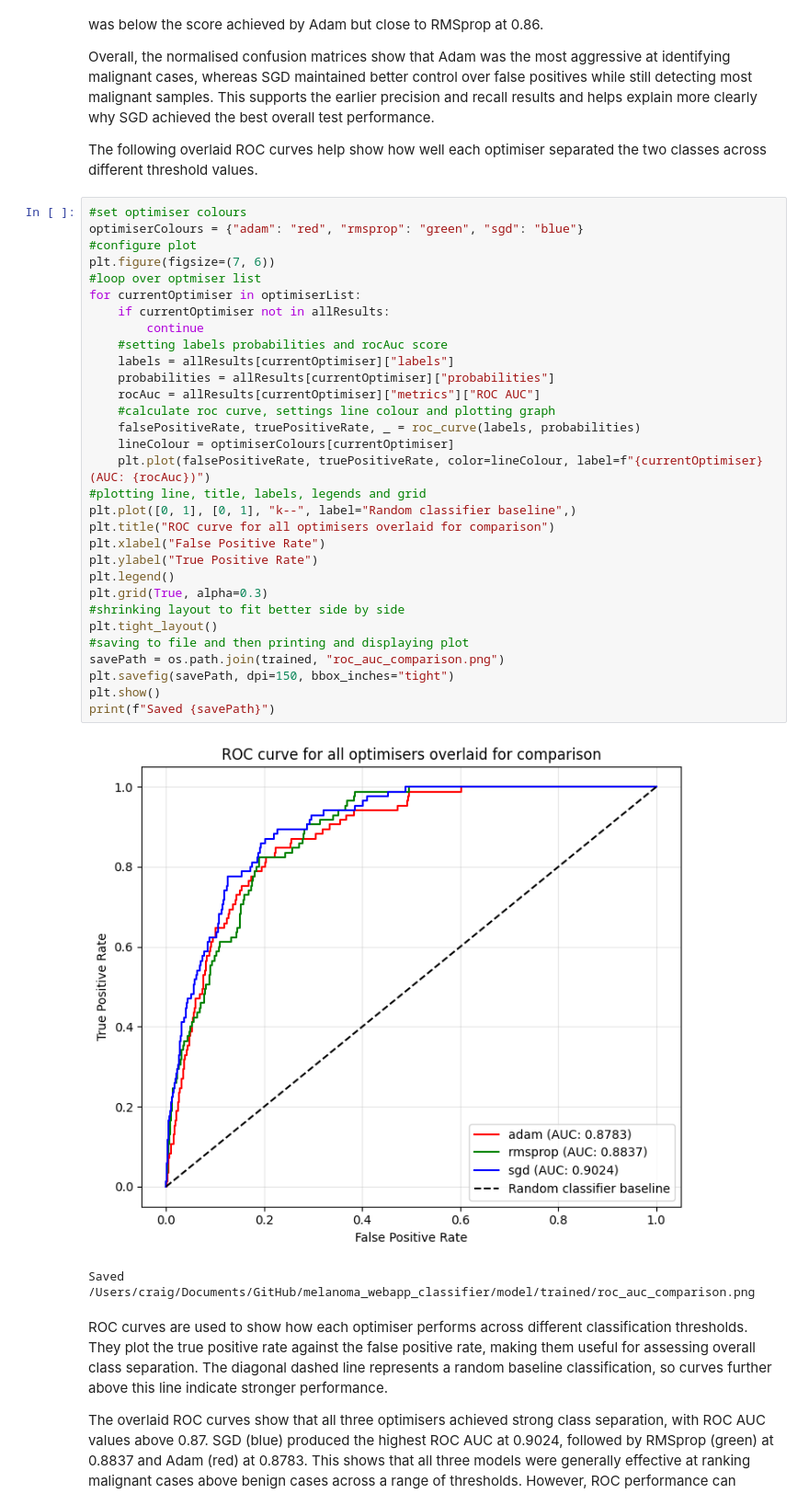
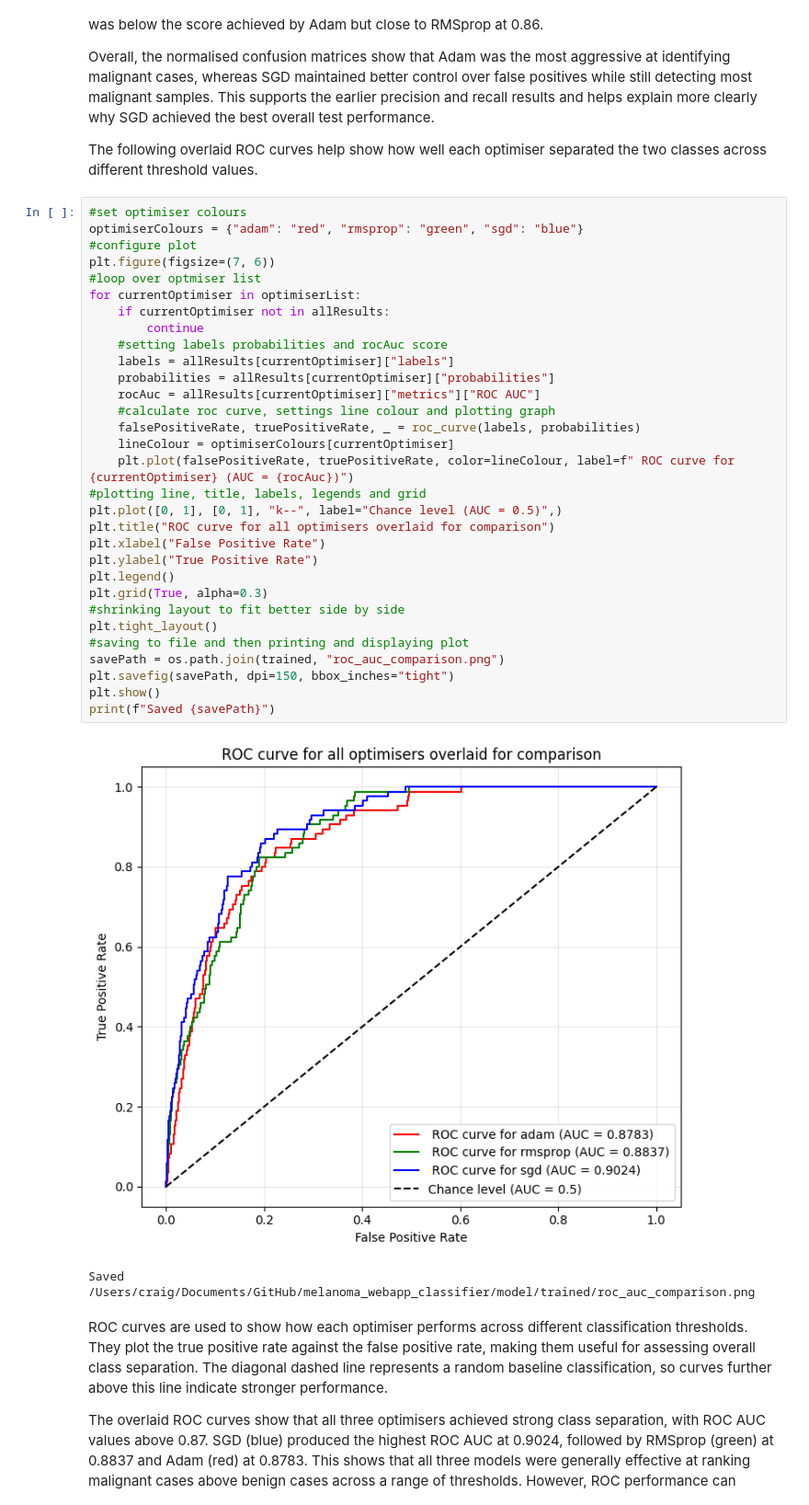
Before and after one commit to ExtraCoolBreeze/melanoma_webapp_classifier, a Jupyter notebook: docs/testVisualisation.ipynb, the cells around one changed output. Shown at 92% size. Cells and saved outputs as stored; diff of their text form.

```diff
--- a/docs/testVisualisation.ipynb
+++ b/docs/testVisualisation.ipynb
@@ -449,36 +454,36 @@ The following overlaid ROC curves help show how well each optimiser separated th
 # %%
 #set optimiser colours
 optimiserColours = {"adam": "red", "rmsprop": "green", "sgd": "blue"}
 #configure plot
 plt.figure(figsize=(7, 6))
 #loop over optmiser list
 for currentOptimiser in optimiserList:
     if currentOptimiser not in allResults:
         continue
     #setting labels probabilities and rocAuc score
     labels = allResults[currentOptimiser]["labels"]
     probabilities = allResults[currentOptimiser]["probabilities"]
     rocAuc = allResults[currentOptimiser]["metrics"]["ROC AUC"]
     #calculate roc curve, settings line colour and plotting graph
     falsePositiveRate, truePositiveRate, _ = roc_curve(labels, probabilities)
     lineColour = optimiserColours[currentOptimiser]
-    plt.plot(falsePositiveRate, truePositiveRate, color=lineColour, label=f"{currentOptimiser} (AUC: {rocAuc})")
+    plt.plot(falsePositiveRate, truePositiveRate, color=lineColour, label=f" ROC curve for {currentOptimiser} (AUC = {rocAuc})")
 #plotting line, title, labels, legends and grid
-plt.plot([0, 1], [0, 1], "k--", label="Random classifier baseline",)
+plt.plot([0, 1], [0, 1], "k--", label="Chance level (AUC = 0.5)",)
 plt.title("ROC curve for all optimisers overlaid for comparison")
 plt.xlabel("False Positive Rate")
 plt.ylabel("True Positive Rate")
 plt.legend()
 plt.grid(True, alpha=0.3)
 #shrinking layout to fit better side by side
 plt.tight_layout()
 #saving to file and then printing and displaying plot
 savePath = os.path.join(trained, "roc_auc_comparison.png")
 plt.savefig(savePath, dpi=150, bbox_inches="tight")
 plt.show()
 print(f"Saved {savePath}")
 # %% [output]
-[figure, old version]
+[figure, new version]
 Saved /Users/craig/Documents/GitHub/melanoma_webapp_classifier/model/trained/roc_auc_comparison.png
 # %% [markdown]
 ROC curves are used to show how each optimiser performs across different classification thresholds. They plot the true positive rate against the false positive rate, making them useful for assessing overall class separation. The diagonal dashed line represents a random baseline classification, so curves further above this line indicate stronger performance.
```
Also changed, not shown: parts of 2 cells of this notebook, 13 other files.
